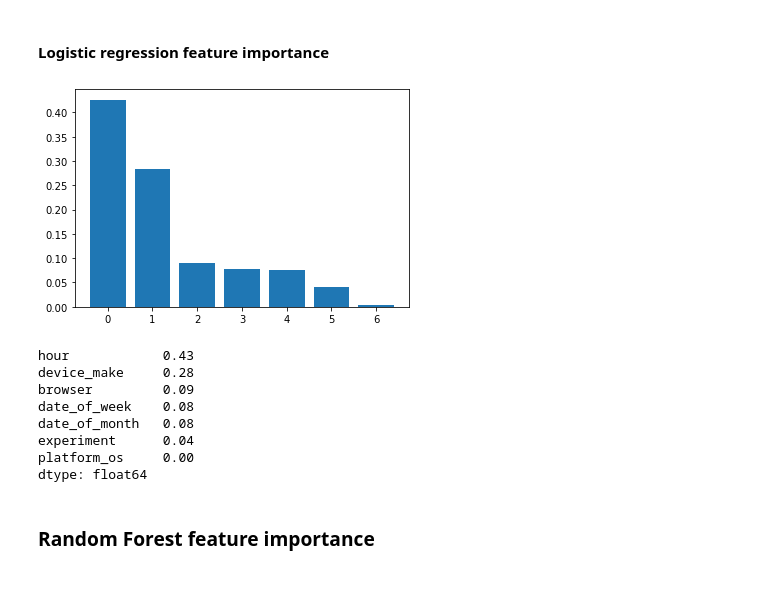
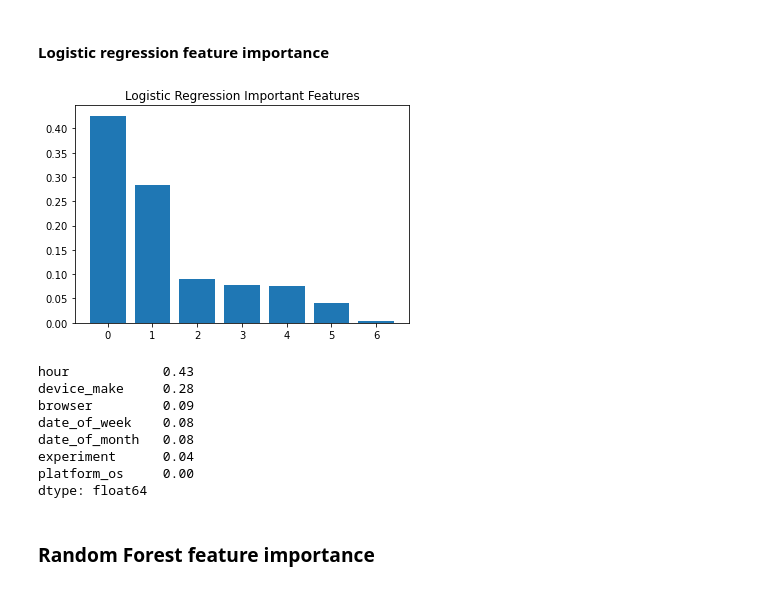
Before and after one commit to ProgrammingOperative/abtest-mlops, a Jupyter notebook: notebooks/ml_AB_testing..ipynb, the cells around one changed output. Drawn from its saved outputs; the diff is of its cells as text; code cells hidden in the pictures.

```diff
--- a/notebooks/ml_AB_testing..ipynb
+++ b/notebooks/ml_AB_testing..ipynb
@@ -269,14 +277,15 @@ weighted avg       0.38      0.46      0.37       125
 # %%
 # get importance logistic
 # get importance logistic
 from matplotlib import pyplot
 important_features = pd.Series(random_forest_model.feature_importances_, index=test_feature.columns).sort_values(ascending=False)
 # plot feature importance
+pyplot.title("Logistic Regression Important Features")
 pyplot.bar([x for x in range(len(important_features))], important_features)
 pyplot.show()
 important_features
 # %% [output]
-[figure, old version]
+[figure, new version]
 hour            0.43
 device_make     0.28
 browser         0.09
```
Also changed, not shown: parts of 3 cells of this notebook, 1 other file.
